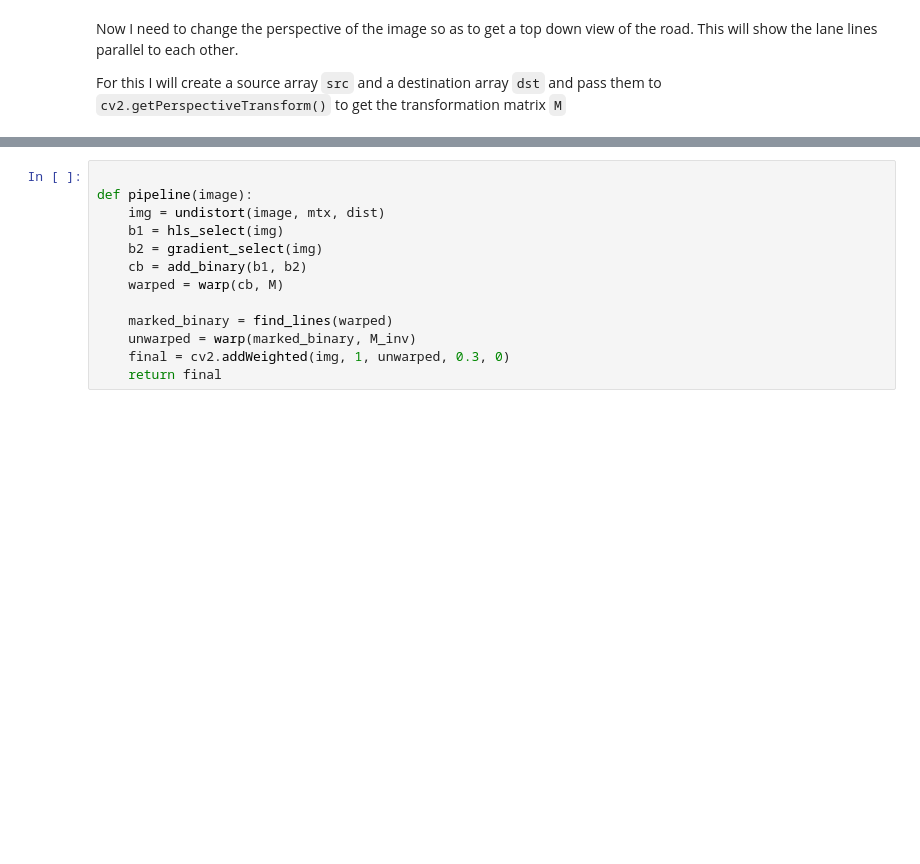
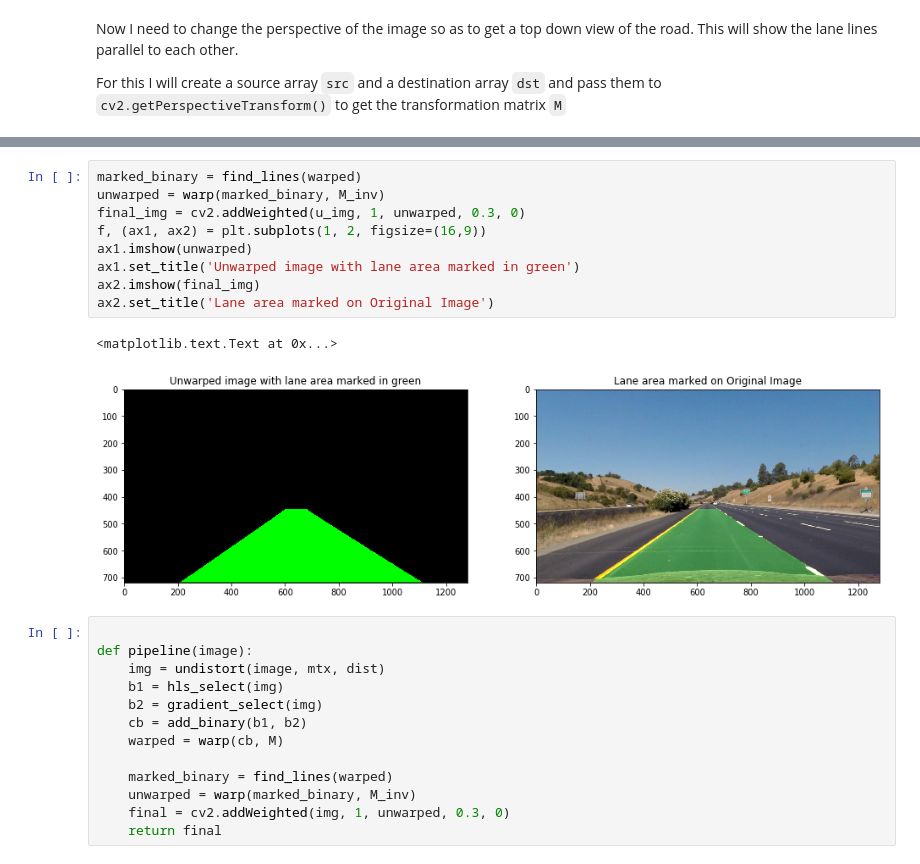
Before and after one commit to nikhil-sinnarkar/CarND-Advanced-Lane-Lines-master, a Jupyter notebook: notebook.ipynb, the cells around one changed output, grey strips where cells are left out. Cells and saved outputs as stored; diff of their text form; blank space fills up the shorter version.

```diff
--- a/notebook.ipynb
+++ b/notebook.ipynb
@@ -304,3 +364,15 @@ plt.imshow(unwarped)
+# %%
+marked_binary = find_lines(warped)
+unwarped = warp(marked_binary, M_inv)
+final_img = cv2.addWeighted(u_img, 1, unwarped, 0.3, 0)
+f, (ax1, ax2) = plt.subplots(1, 2, figsize=(16,9))
+ax1.imshow(unwarped)
+ax1.set_title('Unwarped image with lane area marked in green')
+ax2.imshow(final_img)
+ax2.set_title('Lane area marked on Original Image')
+# %% [output]
+<matplotlib.text.Text at 0x...>
+[figure, added]
 # %%
 
 def pipeline(image):
```
Also changed, not shown: parts of 22 cells of this notebook.
